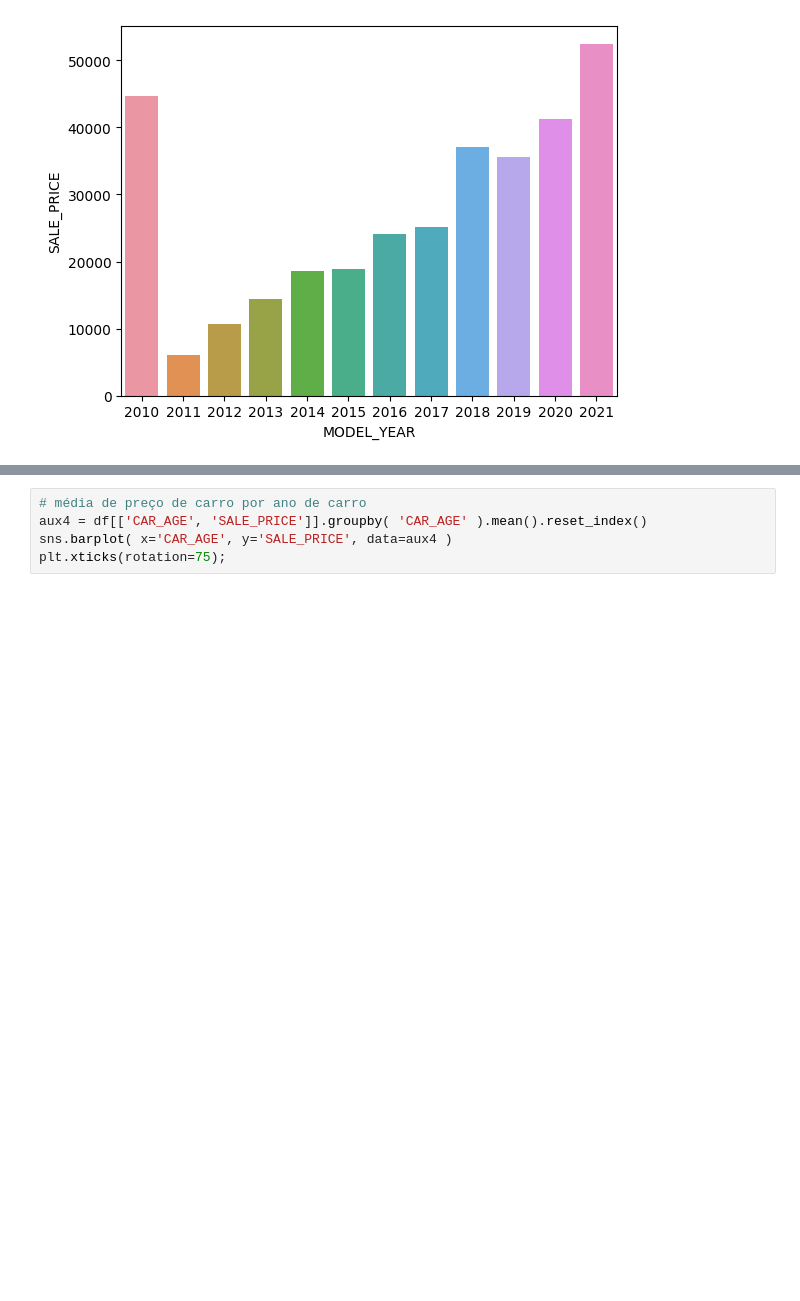
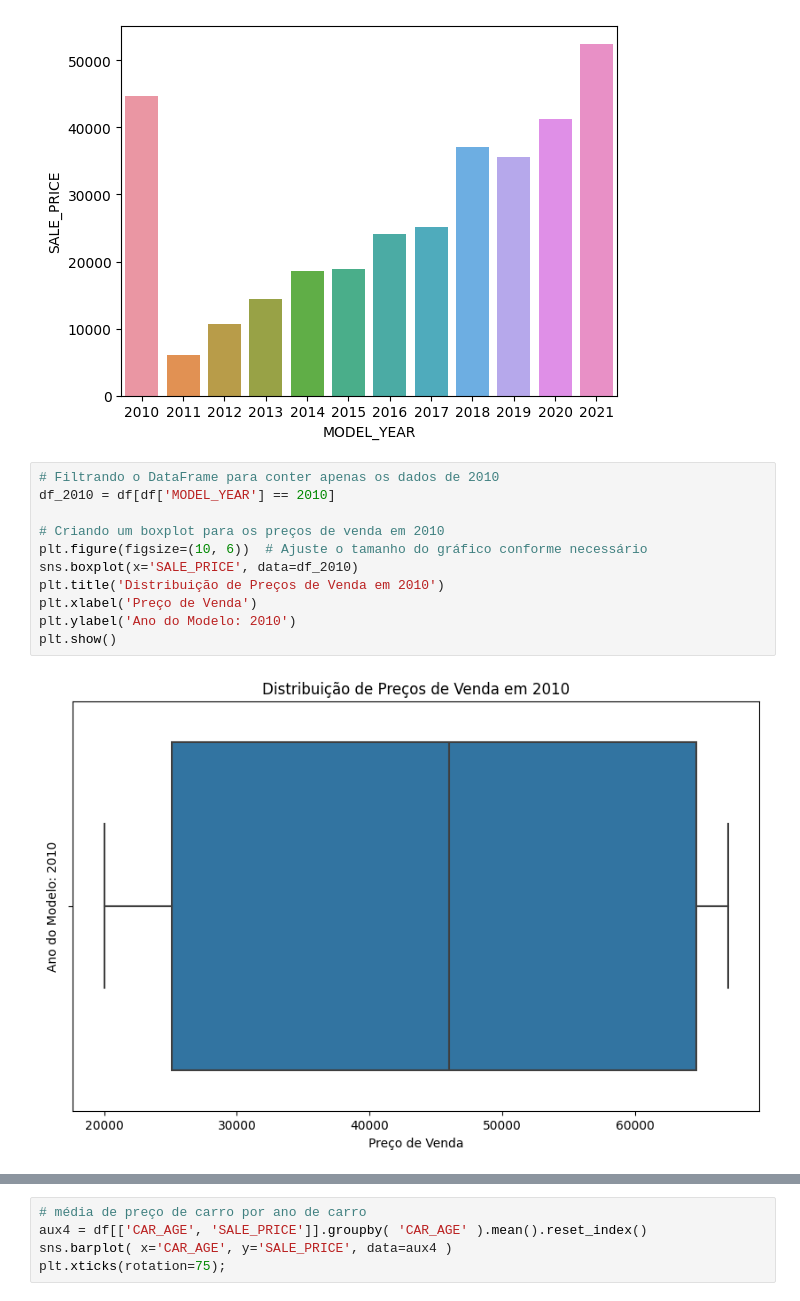
Before and after one commit to daniel64bit/electric_vehicle_classification, a Jupyter notebook: notebooks/projeto2.ipynb, the cells around one changed output, grey strips where cells are left out. Drawn from its saved outputs; the diff is of its cells as text; blank space fills up the shorter version.

```diff
--- a/notebooks/projeto2.ipynb
+++ b/notebooks/projeto2.ipynb
@@ -21,4 +21,17 @@ sns.barplot( x='MODEL_YEAR', y='SALE_PRICE', data=aux1 )
 # %% [output]
 <Axes: xlabel='MODEL_YEAR', ylabel='SALE_PRICE'>
 [figure]
+# %%
+# Filtrando o DataFrame para conter apenas os dados de 2010
+df_2010 = df[df['MODEL_YEAR'] == 2010]
+
+# Criando um boxplot para os preços de venda em 2010
+plt.figure(figsize=(10, 6))  # Ajuste o tamanho do gráfico conforme necessário
+sns.boxplot(x='SALE_PRICE', data=df_2010)
+plt.title('Distribuição de Preços de Venda em 2010')
+plt.xlabel('Preço de Venda')
+plt.ylabel('Ano do Modelo: 2010')
+plt.show()
+# %% [output]
+[figure, added]
 # %%
```
Also changed, not shown: parts of 8 cells of this notebook.
